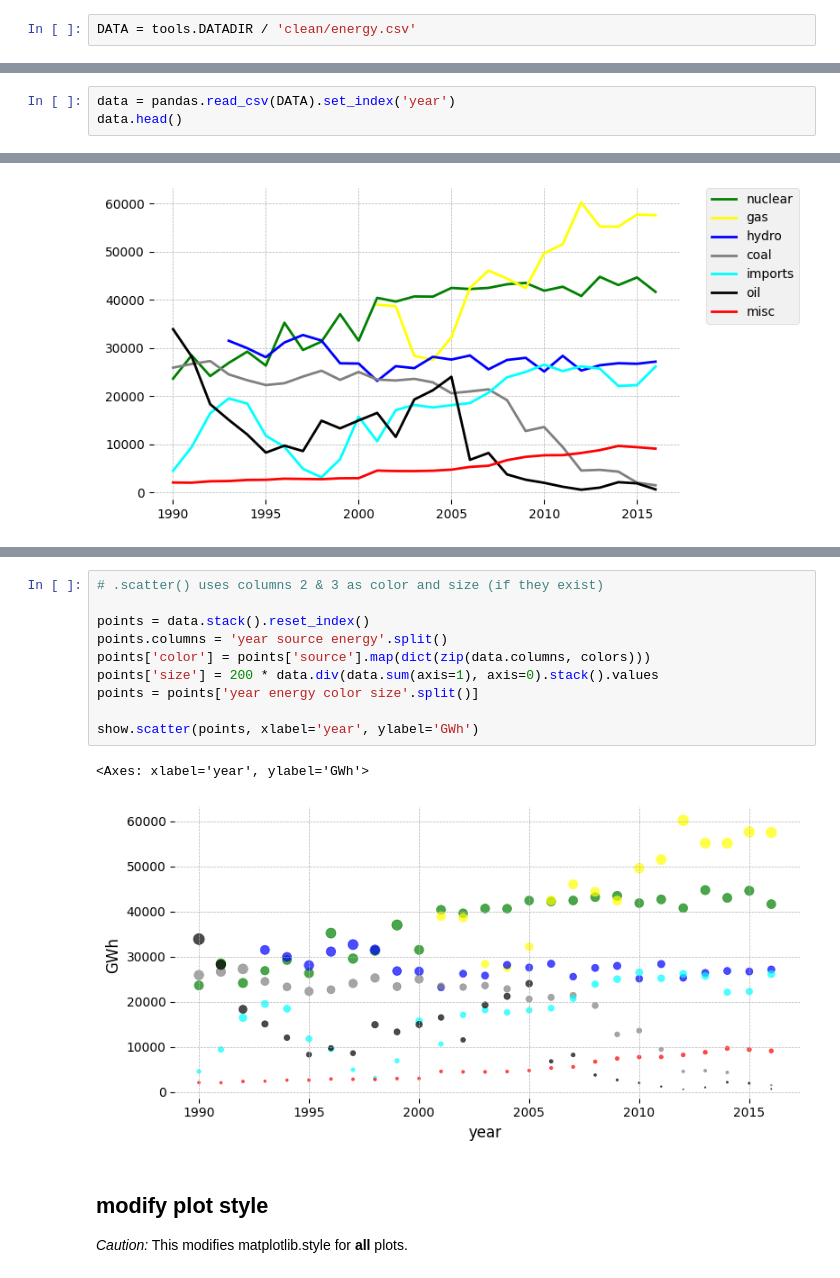
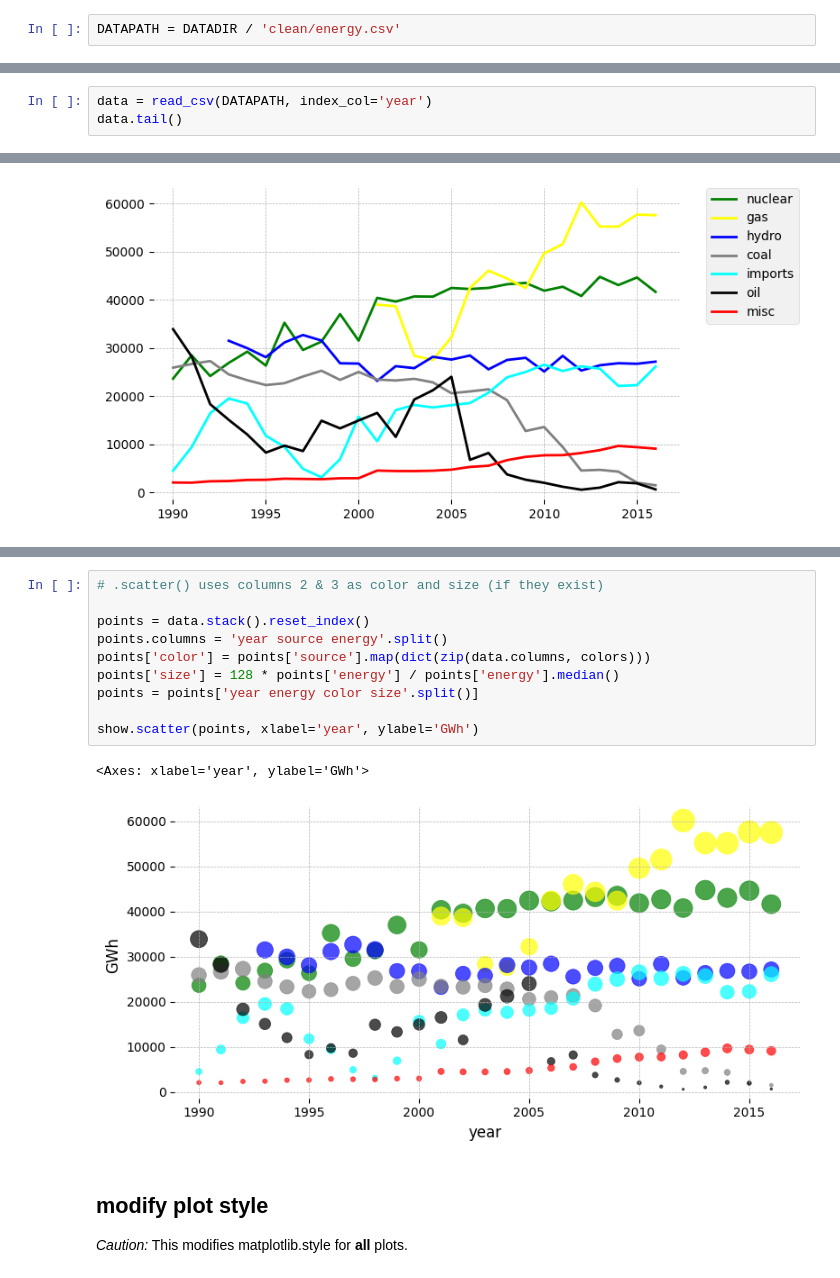
Before and after one commit to samkennerly/kingofsnake, a Jupyter notebook: books/plot.ipynb, the cells around one changed output, grey strips where cells are left out. Saved outputs shown, nothing was run; the diff lists cells and outputs as text.

```diff
--- a/books/plot.ipynb
+++ b/books/plot.ipynb
@@ -9,10 +10,10 @@ from plot import Plotter
 # %%
-DATA = tools.DATADIR / 'clean/energy.csv'
+DATAPATH = DATADIR / 'clean/energy.csv'
 # %% [markdown]
 ## load example data
 # %%
-data = pandas.read_csv(DATA).set_index('year')
-data.head()
+data = read_csv(DATAPATH, index_col='year')
+data.tail()
 # %% [output]
 |  | nuclear | gas | hydro | coal | imports | oil | misc |
 | year |  |  |  |  |  |  |  |
@@ -155,16 +139,16 @@ show.quant(ts, '10Y')
 # %%
 # .scatter() uses columns 2 & 3 as color and size (if they exist)
 
 points = data.stack().reset_index()
 points.columns = 'year source energy'.split()
 points['color'] = points['source'].map(dict(zip(data.columns, colors)))
-points['size'] = 200 * data.div(data.sum(axis=1), axis=0).stack().values
+points['size'] = 128 * points['energy'] / points['energy'].median()
 points = points['year energy color size'.split()]
 
 show.scatter(points, xlabel='year', ylabel='GWh')
 # %% [output]
 <Axes: xlabel='year', ylabel='GWh'>
-[figure, old version]
+[figure, new version]
 # %% [markdown]
 ## modify plot style
 *Caution:* This modifies matplotlib.style for **all** plots.
```
Also changed, not shown: parts of 5 cells of this notebook, 6 other files.
